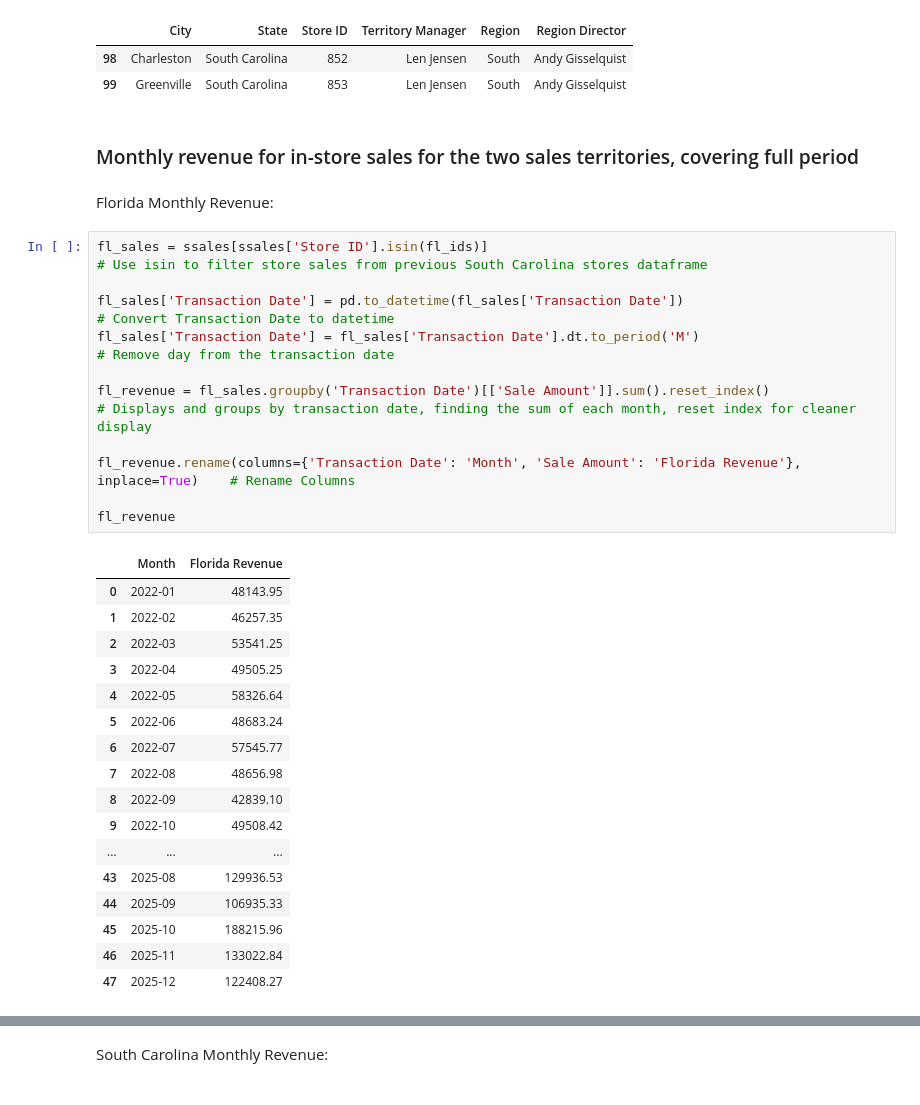
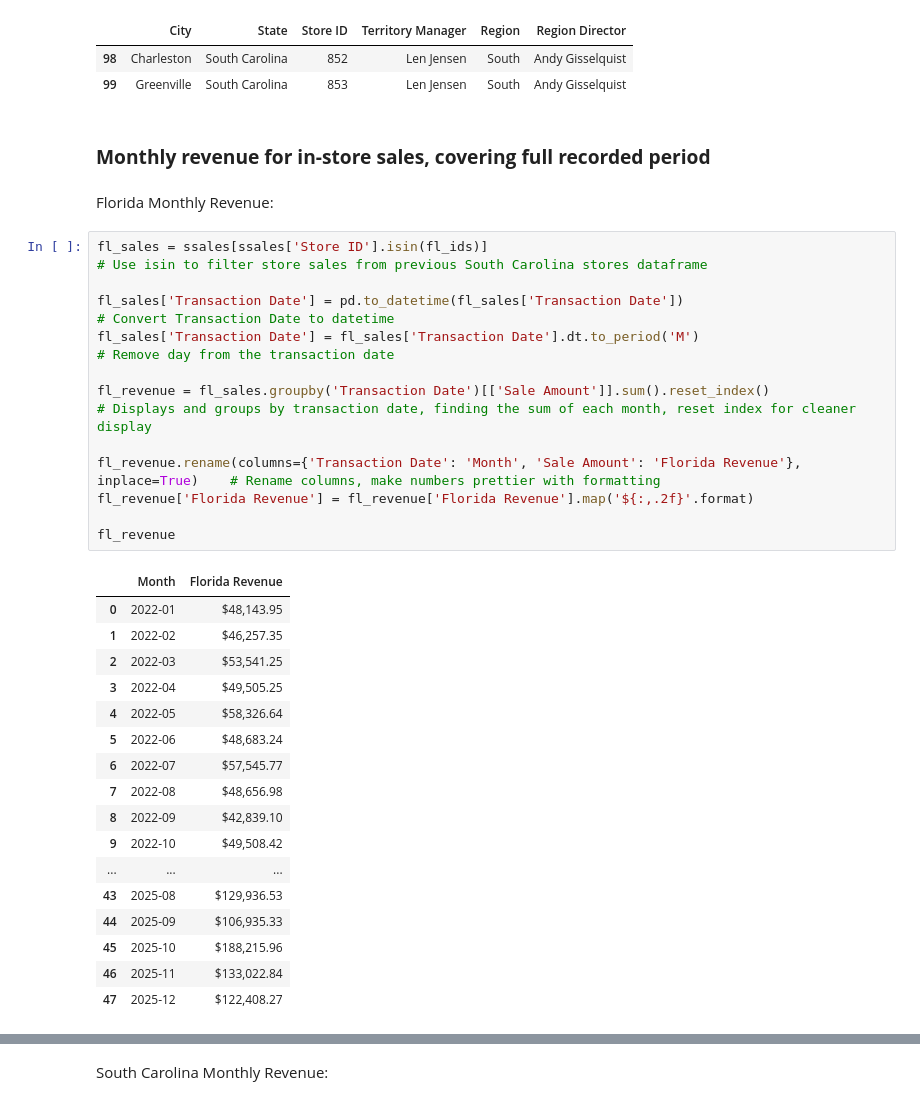
Before and after one commit to edmundvi/Capstone_2, a Jupyter notebook: viray_sales_analysis.ipynb, the cells around one changed output, grey strips where cells are left out. Saved outputs shown, nothing was run; the diff lists cells and outputs as text.

```diff
--- a/viray_sales_analysis.ipynb
+++ b/viray_sales_analysis.ipynb
@@ -172,35 +176,36 @@ sc_stores
 | 98 | Charleston | South Carolina | 852 | Len Jensen | South | Andy Gisselquist |
 | 99 | Greenville | South Carolina | 853 | Len Jensen | South | Andy Gisselquist |
 # %% [markdown]
-### Monthly revenue for in-store sales for the two sales territories, covering full period
+### **Monthly revenue for in-store sales, covering full recorded period**
 # %% [markdown]
 Florida Monthly Revenue:
 # %%
 fl_sales = ssales[ssales['Store ID'].isin(fl_ids)]                                                  # Use isin to filter store sales from previous South Carolina stores dataframe
 
 fl_sales['Transaction Date'] = pd.to_datetime(fl_sales['Transaction Date'])                         # Convert Transaction Date to datetime
 fl_sales['Transaction Date'] = fl_sales['Transaction Date'].dt.to_period('M')                       # Remove day from the transaction date
 
 fl_revenue = fl_sales.groupby('Transaction Date')[['Sale Amount']].sum().reset_index()              # Displays and groups by transaction date, finding the sum of each month, reset index for cleaner display
 
-fl_revenue.rename(columns={'Transaction Date': 'Month', 'Sale Amount': 'Florida Revenue'}, inplace=True)    # Rename Columns
+fl_revenue.rename(columns={'Transaction Date': 'Month', 'Sale Amount': 'Florida Revenue'}, inplace=True)    # Rename columns, make numbers prettier with formatting
+fl_revenue['Florida Revenue'] = fl_revenue['Florida Revenue'].map('${:,.2f}'.format)
 
 fl_revenue
 # %% [output]
 |  | Month | Florida Revenue |
-| 0 | 2022-01 | 48143.95 |
-| 1 | 2022-02 | 46257.35 |
-| 2 | 2022-03 | 53541.25 |
-| 3 | 2022-04 | 49505.25 |
-| 4 | 2022-05 | 58326.64 |
-| 5 | 2022-06 | 48683.24 |
-| 6 | 2022-07 | 57545.77 |
-| 7 | 2022-08 | 48656.98 |
-| 8 | 2022-09 | 42839.10 |
-| 9 | 2022-10 | 49508.42 |
+| 0 | 2022-01 | $48,143.95 |
+| 1 | 2022-02 | $46,257.35 |
+| 2 | 2022-03 | $53,541.25 |
+| 3 | 2022-04 | $49,505.25 |
+| 4 | 2022-05 | $58,326.64 |
+| 5 | 2022-06 | $48,683.24 |
+| 6 | 2022-07 | $57,545.77 |
+| 7 | 2022-08 | $48,656.98 |
+| 8 | 2022-09 | $42,839.10 |
+| 9 | 2022-10 | $49,508.42 |
 | ... | ... | ... |
-| 43 | 2025-08 | 129936.53 |
-| 44 | 2025-09 | 106935.33 |
-| 45 | 2025-10 | 188215.96 |
-| 46 | 2025-11 | 133022.84 |
-| 47 | 2025-12 | 122408.27 |
+| 43 | 2025-08 | $129,936.53 |
+| 44 | 2025-09 | $106,935.33 |
+| 45 | 2025-10 | $188,215.96 |
+| 46 | 2025-11 | $133,022.84 |
+| 47 | 2025-12 | $122,408.27 |
```
Also changed, not shown: parts of 37 cells of this notebook.
